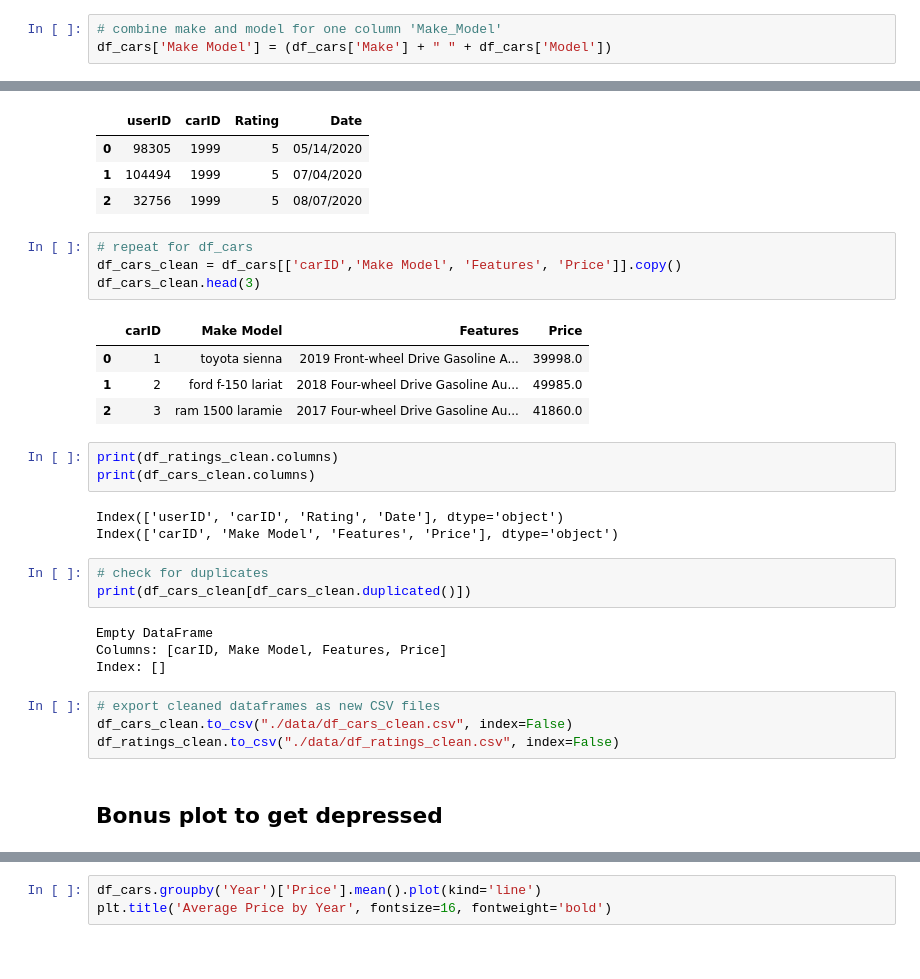
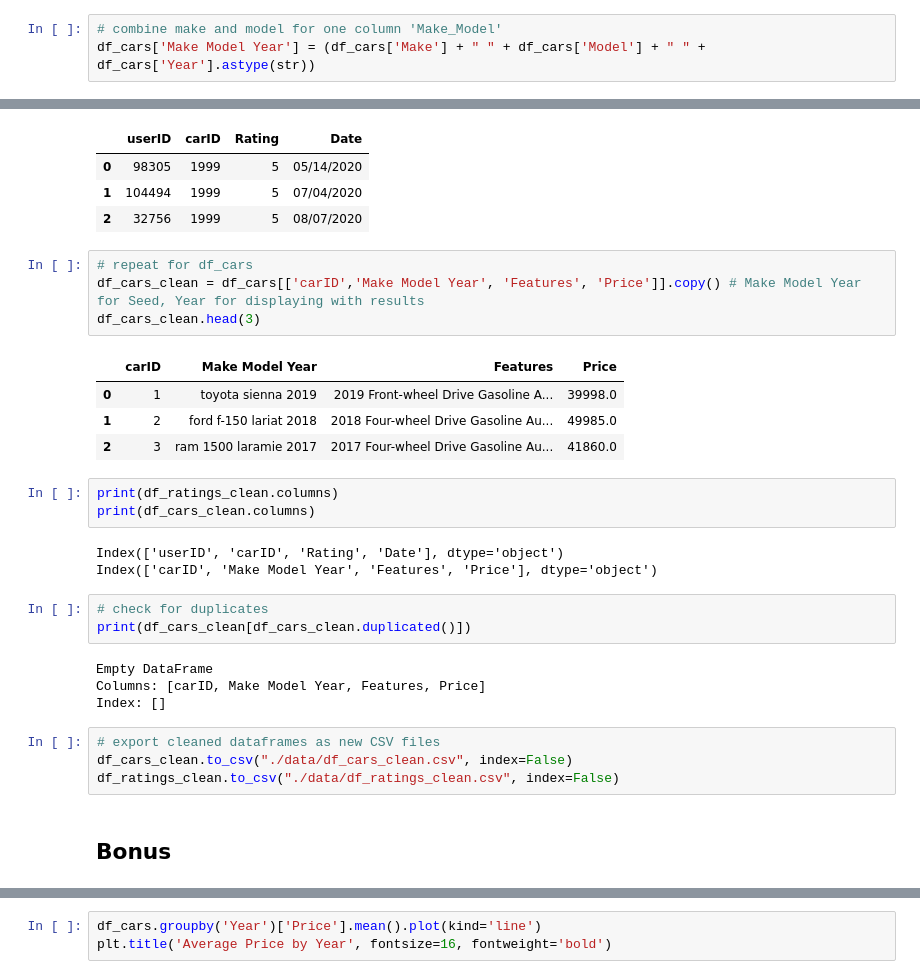
Before and after one commit to Nickeniklas/car_recommender, a Jupyter notebook: cars_eda.ipynb, the cells around one changed output, grey strips where cells are left out. Saved outputs shown, nothing was run; the diff lists cells and outputs as text.

```diff
--- a/cars_eda.ipynb
+++ b/cars_eda.ipynb
@@ -412,7 +411,7 @@ df_cars['Features'] = (
 )
 # %%
 # combine make and model for one column 'Make_Model'
-df_cars['Make Model'] = (df_cars['Make'] + " " + df_cars['Model'])
+df_cars['Make Model Year'] = (df_cars['Make'] + " " + df_cars['Model'] + " " + df_cars['Year'].astype(str))
 # %% [markdown]
 ## FINAL DATASETS
 
@@ -438,29 +432,29 @@ df_ratings_clean.head(3)
 | 2 | 32756 | 1999 | 5 | 08/07/2020 |
 # %%
 # repeat for df_cars
-df_cars_clean = df_cars[['carID','Make Model', 'Features', 'Price']].copy()
+df_cars_clean = df_cars[['carID','Make Model Year', 'Features', 'Price']].copy() # Make Model Year for Seed, Year for displaying with results
 df_cars_clean.head(3)
 # %% [output]
-|  | carID | Make Model | Features | Price |
-| 0 | 1 | toyota sienna | 2019 Front-wheel Drive Gasoline A... | 39998.0 |
-| 1 | 2 | ford f-150 lariat | 2018 Four-wheel Drive Gasoline Au... | 49985.0 |
-| 2 | 3 | ram 1500 laramie | 2017 Four-wheel Drive Gasoline Au... | 41860.0 |
+|  | carID | Make Model Year | Features | Price |
+| 0 | 1 | toyota sienna 2019 | 2019 Front-wheel Drive Gasoline A... | 39998.0 |
+| 1 | 2 | ford f-150 lariat 2018 | 2018 Four-wheel Drive Gasoline Au... | 49985.0 |
+| 2 | 3 | ram 1500 laramie 2017 | 2017 Four-wheel Drive Gasoline Au... | 41860.0 |
 # %%
 print(df_ratings_clean.columns)
 print(df_cars_clean.columns)
 # %% [output]
 Index(['userID', 'carID', 'Rating', 'Date'], dtype='object')
-Index(['carID', 'Make Model', 'Features', 'Price'], dtype='object')
+Index(['carID', 'Make Model Year', 'Features', 'Price'], dtype='object')
 # %%
 # check for duplicates
 print(df_cars_clean[df_cars_clean.duplicated()])
 # %% [output]
 Empty DataFrame
-Columns: [carID, Make Model, Features, Price]
+Columns: [carID, Make Model Year, Features, Price]
 Index: []
 # %%
 # export cleaned dataframes as new CSV files
 df_cars_clean.to_csv("./data/df_cars_clean.csv", index=False)
 df_ratings_clean.to_csv("./data/df_ratings_clean.csv", index=False)
 # %% [markdown]
-## Bonus plot to get depressed
+## Bonus
```
Also changed, not shown: parts of 5 cells of this notebook, 2 other files.
